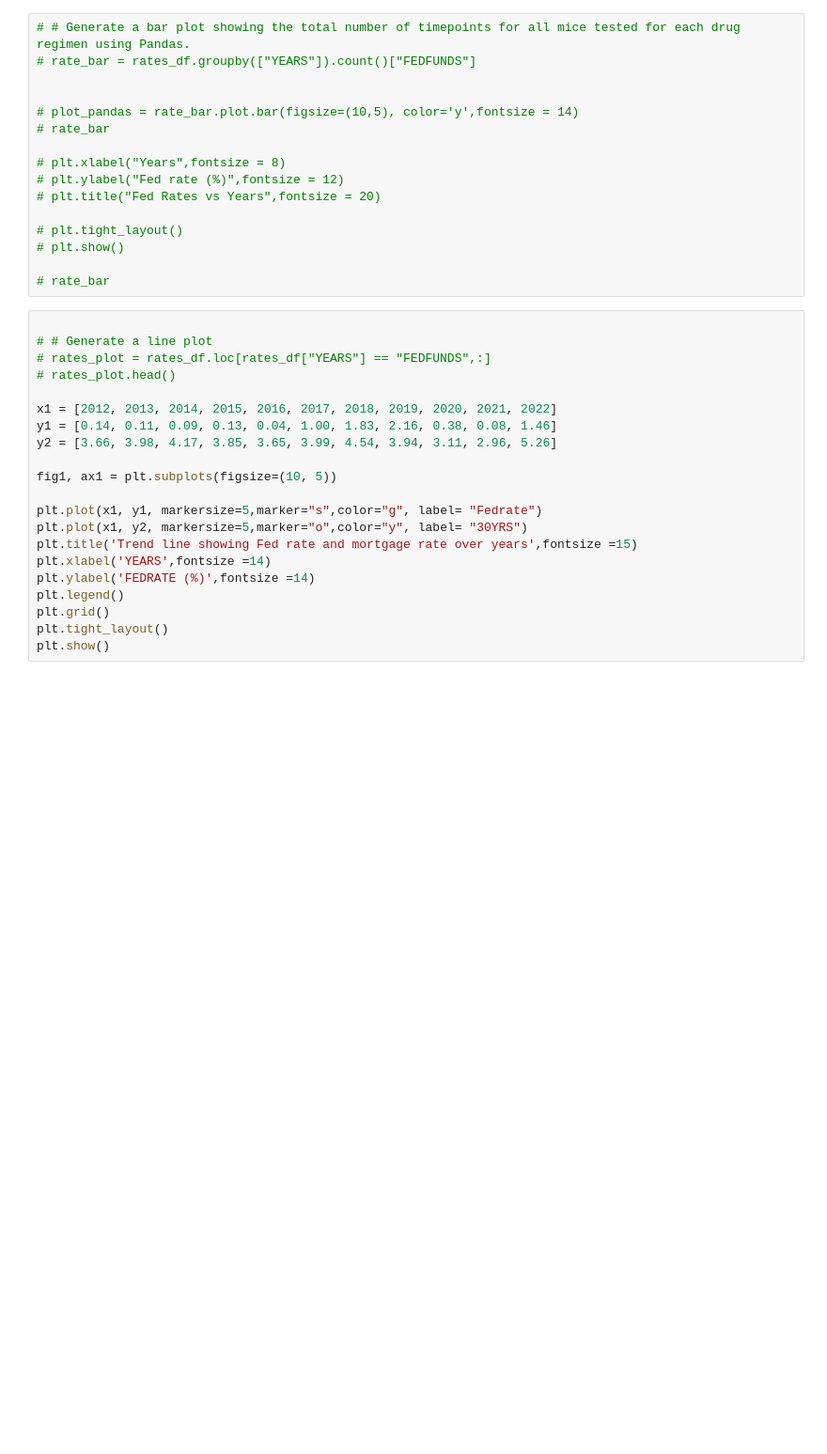
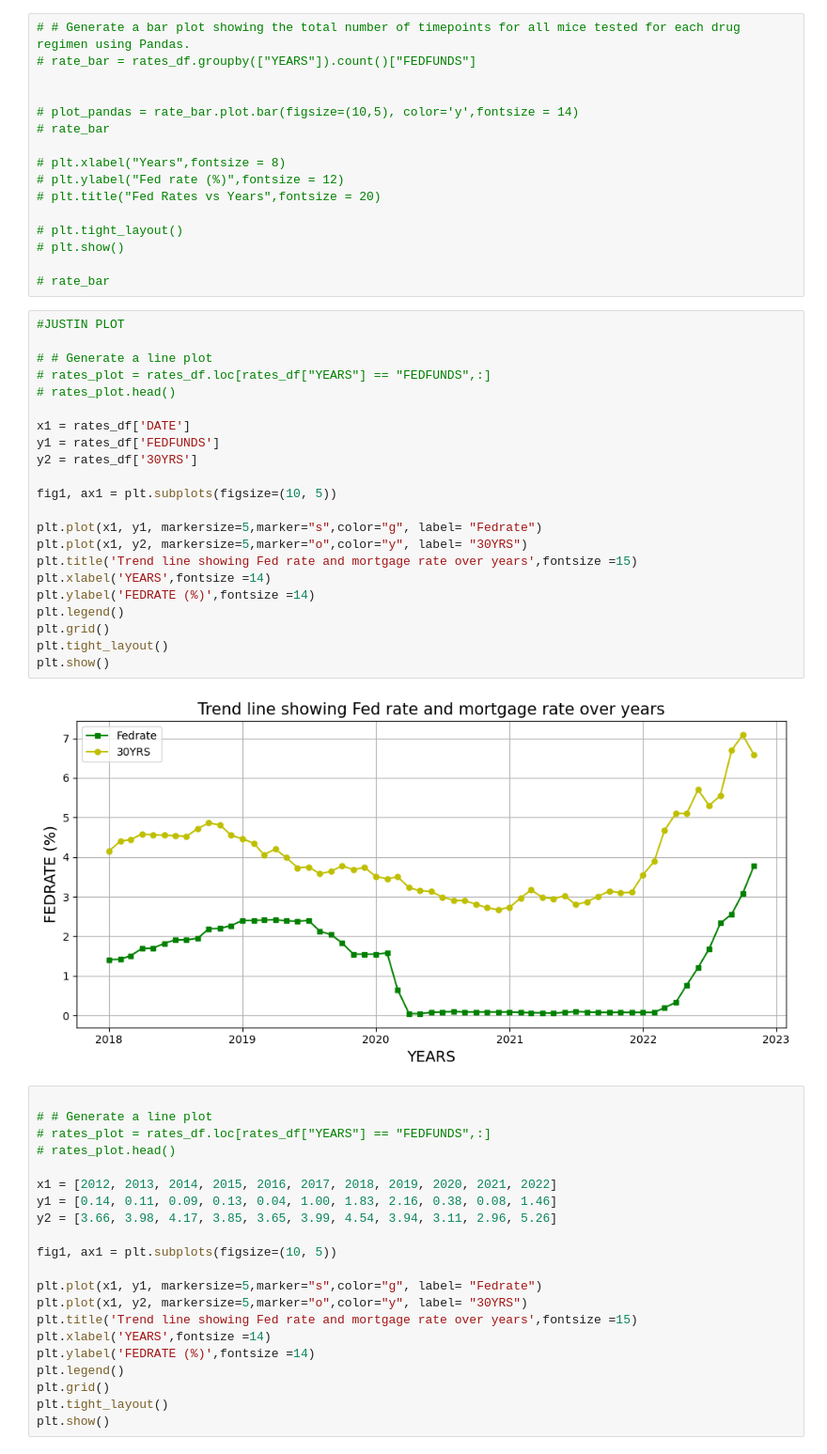
Before and after one commit to zarbin/UTA_Project-1, a Jupyter notebook: Fedannual.ipynb, the cells around one changed output. Shown: that part at 94% size. Cells and saved outputs as stored; diff of their text form; blank space fills up the shorter version.

```diff
--- a/Fedannual.ipynb
+++ b/Fedannual.ipynb
@@ -110,6 +145,30 @@ rates_df
 # plt.show()
 
 # rate_bar
+# %%
+#JUSTIN PLOT
+
+# # Generate a line plot
+# rates_plot = rates_df.loc[rates_df["YEARS"] == "FEDFUNDS",:]
+# rates_plot.head()
+
+x1 = rates_df['DATE']
+y1 = rates_df['FEDFUNDS']
+y2 = rates_df['30YRS']
+
+fig1, ax1 = plt.subplots(figsize=(10, 5))
+
+plt.plot(x1, y1, markersize=5,marker="s",color="g", label= "Fedrate")
+plt.plot(x1, y2, markersize=5,marker="o",color="y", label= "30YRS")
+plt.title('Trend line showing Fed rate and mortgage rate over years',fontsize =15)
+plt.xlabel('YEARS',fontsize =14)
+plt.ylabel('FEDRATE (%)',fontsize =14)
+plt.legend()
+plt.grid()
+plt.tight_layout()
+plt.show()
+# %% [output]
+[figure, added]
 # %%
 
 # # Generate a line plot
```
Also changed, not shown: parts of 6 cells of this notebook, 1 other file.
